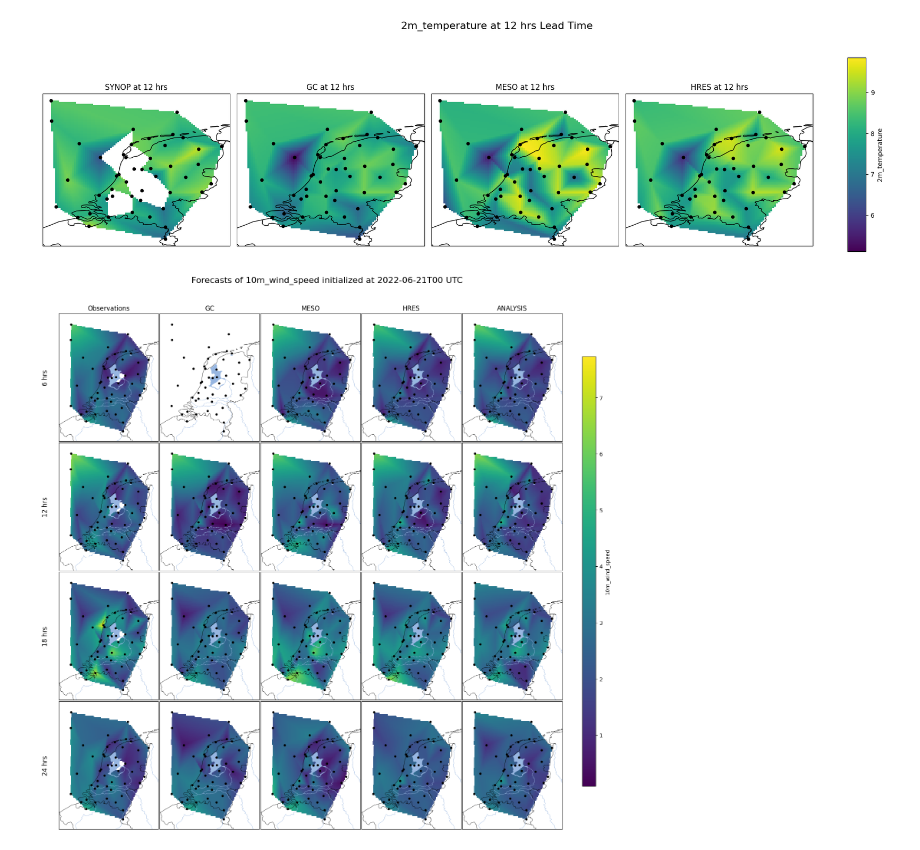
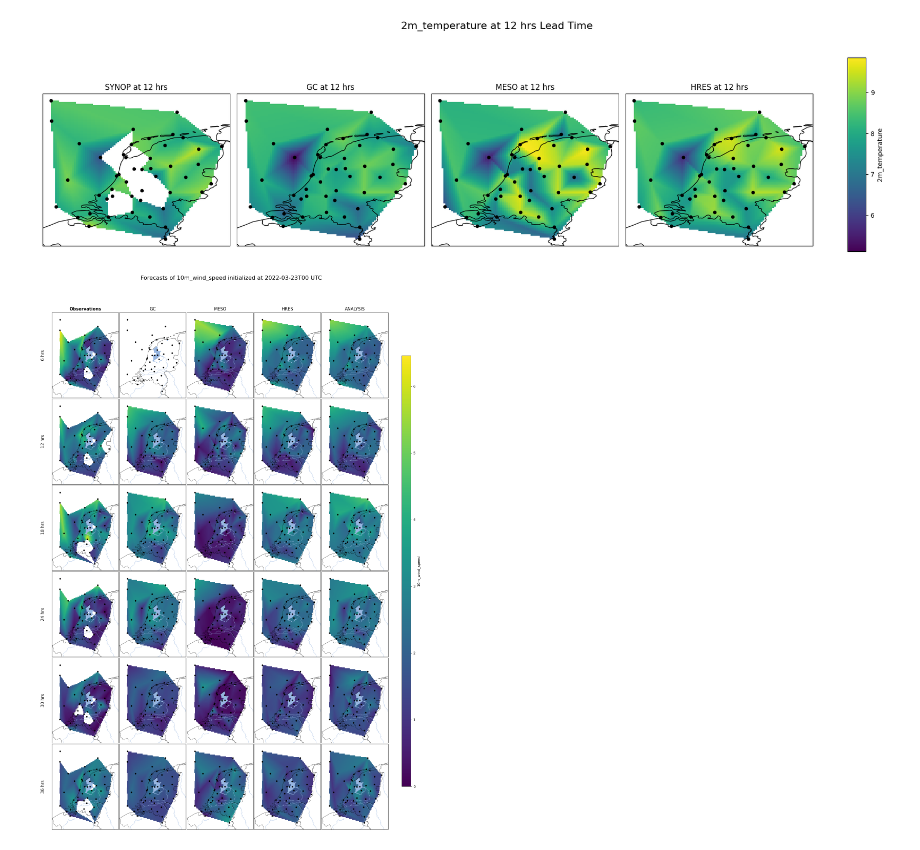
Before and after one commit to koenlode/Thesis, a Jupyter notebook: map_forecasts_plots_results.ipynb, the cells around one changed output. Cells and saved outputs as stored; diff of their text form; code cells hidden in the pictures.

```diff
--- a/map_forecasts_plots_results.ipynb
+++ b/map_forecasts_plots_results.ipynb
@@ -539,7 +539,7 @@ def plot_forecast_grid(results, synop_data, variable_name, model_suffixes, time_
             # Add title
             if i == 0:
                 if model_suffix == 'synop':
-                    ax.set_title(f"Observations", fontsize=12)
+                    ax.set_title(f"Observations", fontsize=12, fontweight='bold')
                 else:
                     # Add model name at the top of each column
                     ax.set_title(f"{model_suffix.upper()}", fontsize=12)
@@ -595,9 +595,13 @@ def plot_forecast_grid(results, synop_data, variable_name, model_suffixes, time_
 # %%
 variable_name = '10m_wind_speed'
 model_suffixes = ['synop','gc', 'meso', 'hres', 'analysis']
-time_index = 160  # Index of the initialization time
-num_prediction_times = 4  # Number of prediction_timedelta steps to plot
+time_index = 70  # Index of the initialization time
+date = str(results['time'].values[time_index])[:10]
 
-plot_forecast_grid(results, synop, variable_name, model_suffixes, time_index, num_prediction_times, save_path=None)
+num_prediction_times = 6  # Number of prediction_timedelta steps to plot
+
+save_path = f'forecast_map_plots/forecast_map_grid_{num_prediction_times*6}hrs_{variable_name}_{date}.png'
+save_path = None
+plot_forecast_grid(results, synop, variable_name, model_suffixes, time_index, num_prediction_times, save_path=save_path)
 # %% [output]
-[figure, old version]
+[figure, new version]
```
Also changed, not shown: 6 other files.
